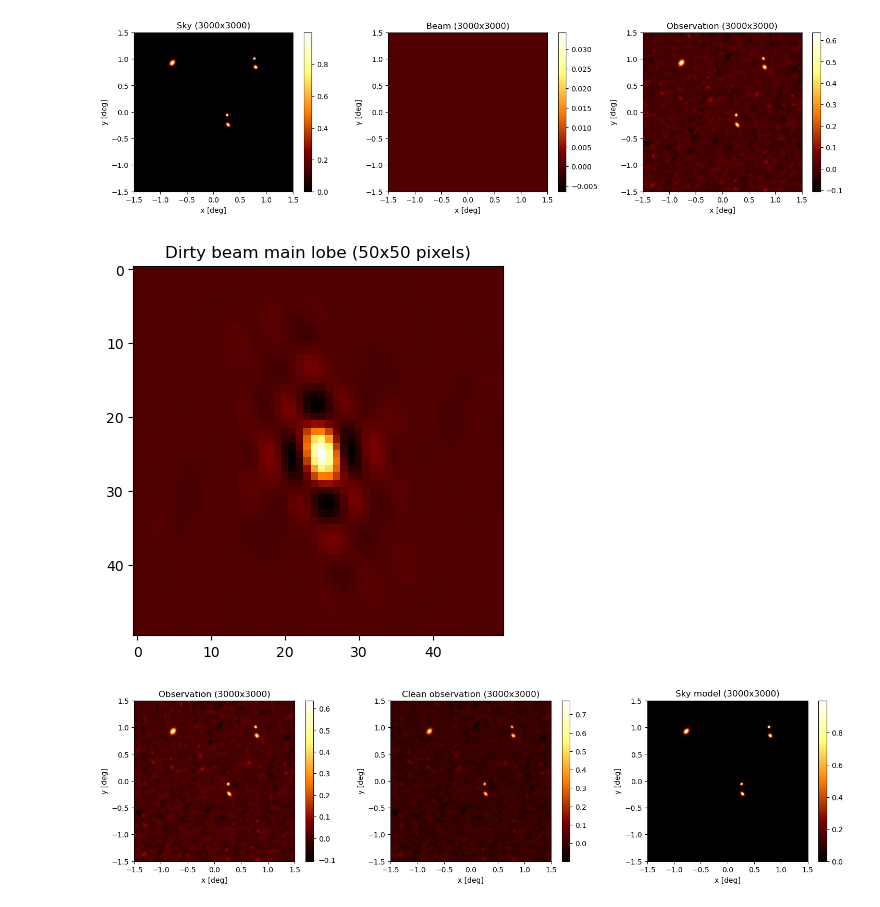
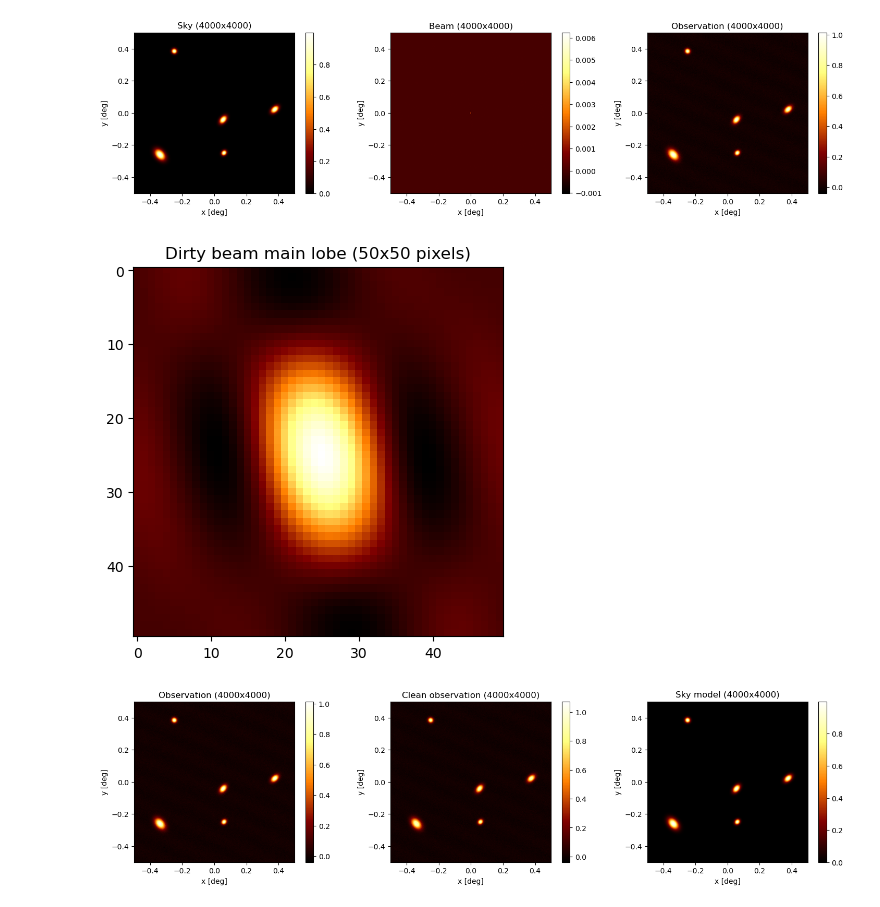
Before and after one commit to CentofantiEze/argosim, a Jupyter notebook: notebooks/full_argos_demo.ipynb, the cells around one changed output. Drawn from its saved outputs; the diff is of its cells as text; code cells hidden in the pictures.

```diff
--- a/notebooks/full_argos_demo.ipynb
+++ b/notebooks/full_argos_demo.ipynb
@@ -58,7 +58,7 @@ plot_baselines(track)
 # %%
-Npx = 3000
-fov_size = (3., 3.) # 3 degrees FOV from 6 m parabolic dishes.
-pix_size_list = np.array([10, 7, 7, 5, 5])*8
+Npx = 4000
+fov_size = (1., 1.) # 3 degrees FOV from 6 m parabolic dishes.
+pix_size_list = np.array([10, 7, 7, 5, 5])*20
 source_intensity_list = [1, 1, 1, 1, 1]
 sky = n_source_sky((Npx, Npx), pix_size_list, source_intensity_list)
 plot_sky(sky, fov_size)
@@ -79,6 +79,6 @@ plot_sky_uv(uv_mask, fov_size)
 # %%
 # Noisy visibilities
-sigma = 0.01
+sigma = 0.1
 vis = compute_visibilities_grid(sky_uv, uv_mask)
 vis = add_noise_uv(vis, uv_mask, sigma)
 plot_sky_uv(vis, fov_size)
@@ -93,25 +93,25 @@ plot_sky(sky, fov_size, ax[0], fig, 'Sky')
 plot_sky(beam, fov_size, ax[1], fig, 'Beam')
 plot_sky(obs, fov_size, ax[2], fig, 'Observation')
 # %% [output]
-[figure, old version]
+[figure, new version]
 # %%
 main_lobe_px = 50
 plt.imshow(beam[Npx//2-main_lobe_px//2:Npx//2+main_lobe_px//2,Npx//2-main_lobe_px//2:Npx//2+main_lobe_px//2])
 plt.title('Dirty beam main lobe ({}x{} pixels)'.format(main_lobe_px, main_lobe_px))
 plt.show()
 # %% [output]
-[figure, old version]
+[figure, new version]
 # %%
-I_clean, sky_model = clean_hogbom(obs, beam, 0.2, 100, 1e-3 , clean_beam_size_px=5)
+I_clean, sky_model = clean_hogbom(obs, beam, 0.2, 100, 1e-3 , clean_beam_size_px=10)
 
 # Plot clean observation
 fig, ax = plt.subplots(1, 3, figsize=(18,4))
 plot_sky(obs, fov_size, ax[0], fig, 'Observation')
 plot_sky(I_clean, fov_size, ax[1], fig, 'Clean observation')
 plot_sky(sky, fov_size, ax[2], fig, 'Sky model')
 
 
 # plt.savefig('/home/figures/clean_observation.pdf')
 plt.show()
 # %% [output]
-[figure, old version]
+[figure, new version]
```
Also changed, not shown: parts of 7 cells of this notebook.
